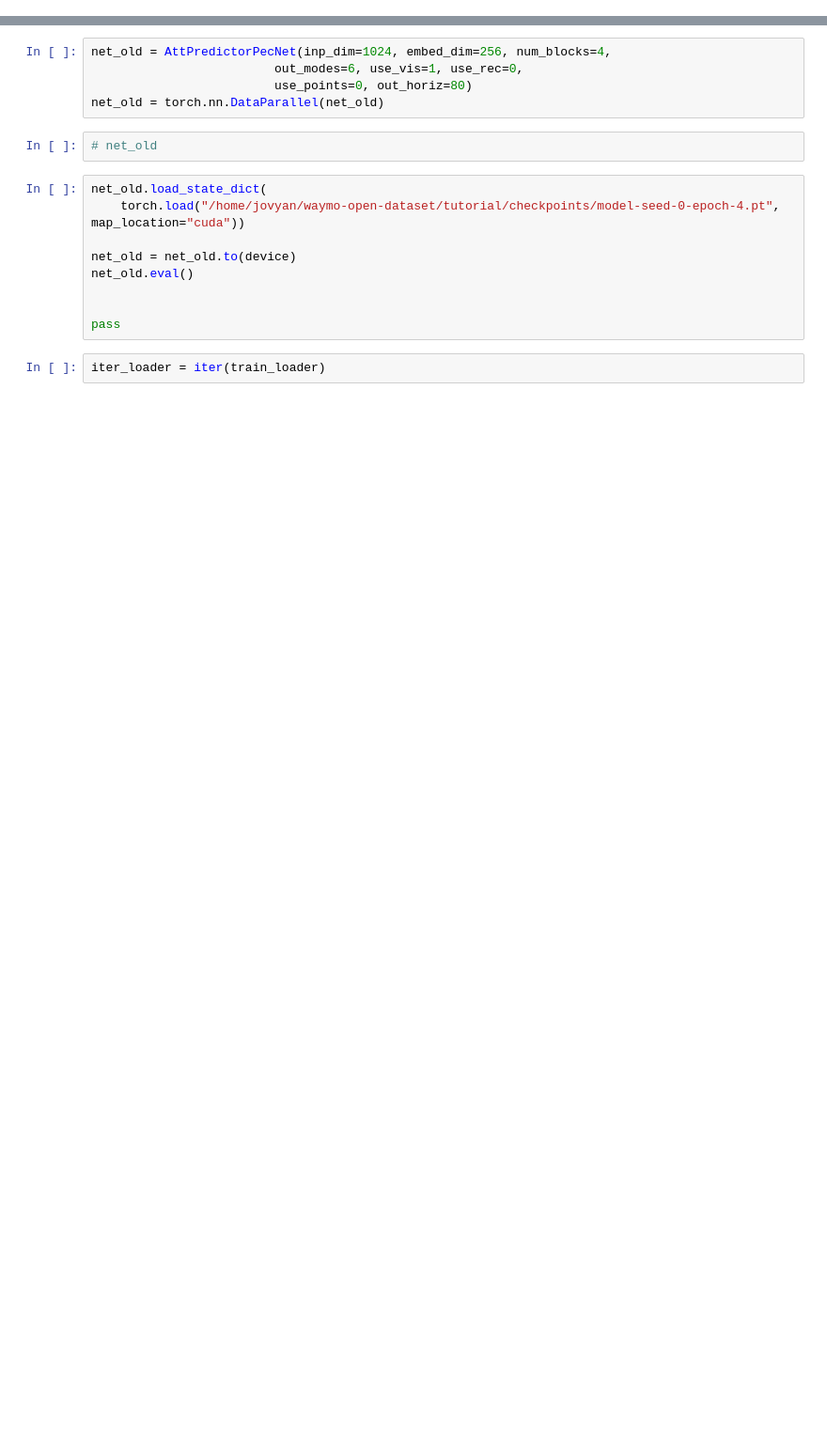
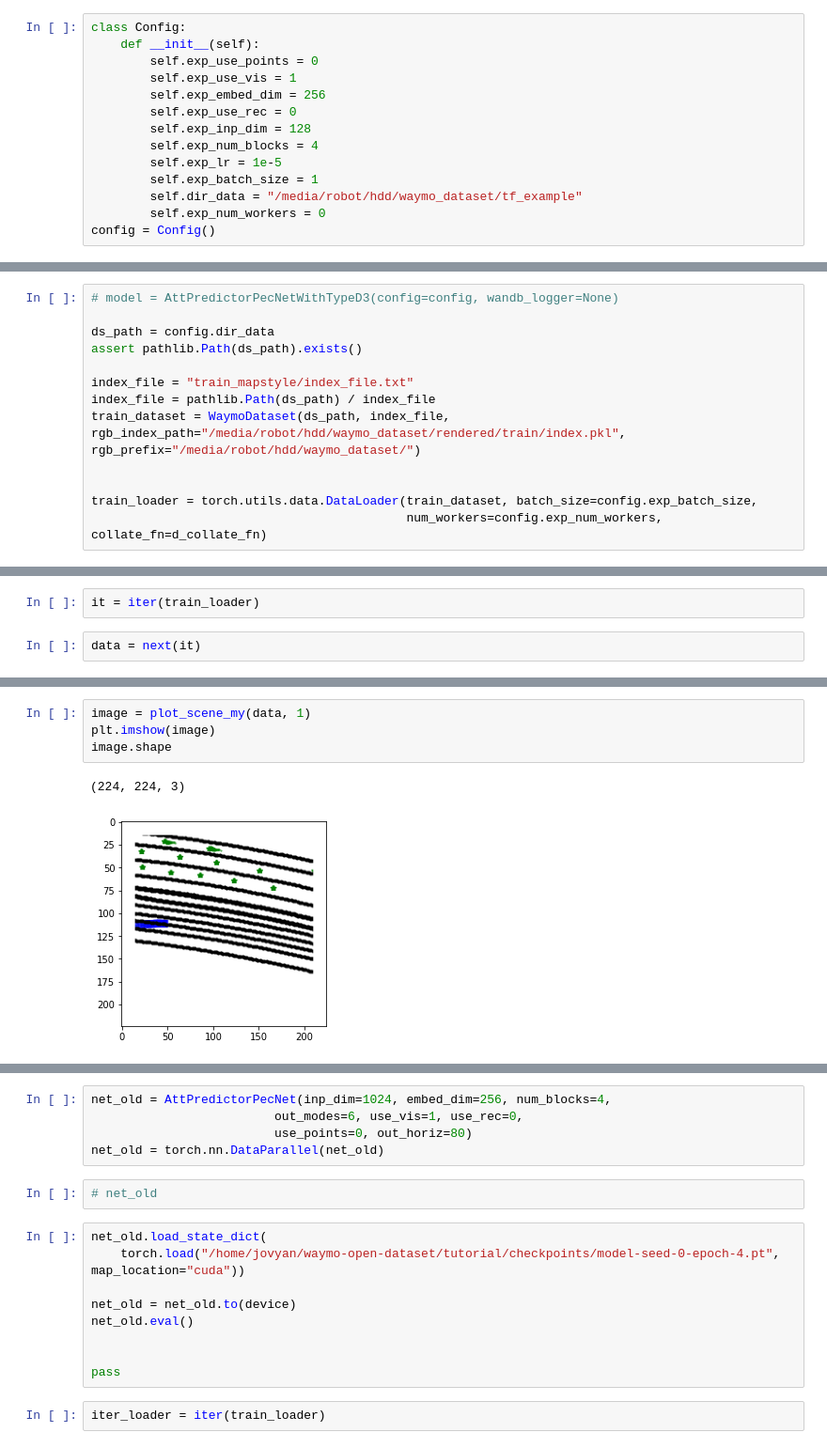
Before and after one commit to alexpostnikov/waymo-open-dataset, a Jupyter notebook: tutorial/visualize.ipynb, the cells around one changed output, grey strips where cells are left out. Shown at 94% size. Cells and saved outputs as stored; diff of their text form; blank space fills up the shorter version.

Commit message:
visualize from roadgraph

```diff
--- a/tutorial/visualize.ipynb
+++ b/tutorial/visualize.ipynb
@@ -30,0 +33,14 @@ import os
+# %%
+class Config:
+    def __init__(self):
+        self.exp_use_points = 0
+        self.exp_use_vis = 1
+        self.exp_embed_dim = 256
+        self.exp_use_rec = 0
+        self.exp_inp_dim = 128
+        self.exp_num_blocks = 4
+        self.exp_lr = 1e-5
+        self.exp_batch_size = 1
+        self.dir_data = "/media/robot/hdd/waymo_dataset/tf_example"
+        self.exp_num_workers = 0
+config = Config()
@@ -30,0 +56,13 @@ import os
+# %%
+# model = AttPredictorPecNetWithTypeD3(config=config, wandb_logger=None)
+
+ds_path = config.dir_data
+assert pathlib.Path(ds_path).exists()
+
+index_file = "train_mapstyle/index_file.txt"
+index_file = pathlib.Path(ds_path) / index_file
+train_dataset = WaymoDataset(ds_path, index_file, rgb_index_path="/media/robot/hdd/waymo_dataset/rendered/train/index.pkl", rgb_prefix="/media/robot/hdd/waymo_dataset/")
+
+
+train_loader = torch.utils.data.DataLoader(train_dataset, batch_size=config.exp_batch_size,
+                                           num_workers=config.exp_num_workers, collate_fn=d_collate_fn)
@@ -30,0 +71,4 @@ import os
+# %%
+it = iter(train_loader)
+# %%
+data = next(it)
@@ -30,0 +179,7 @@ import os
+# %%
+image = plot_scene_my(data, 1)
+plt.imshow(image)
+image.shape
+# %% [output]
+(224, 224, 3)
+[figure, added]
```
Also changed, not shown: parts of 35 cells of this notebook.
